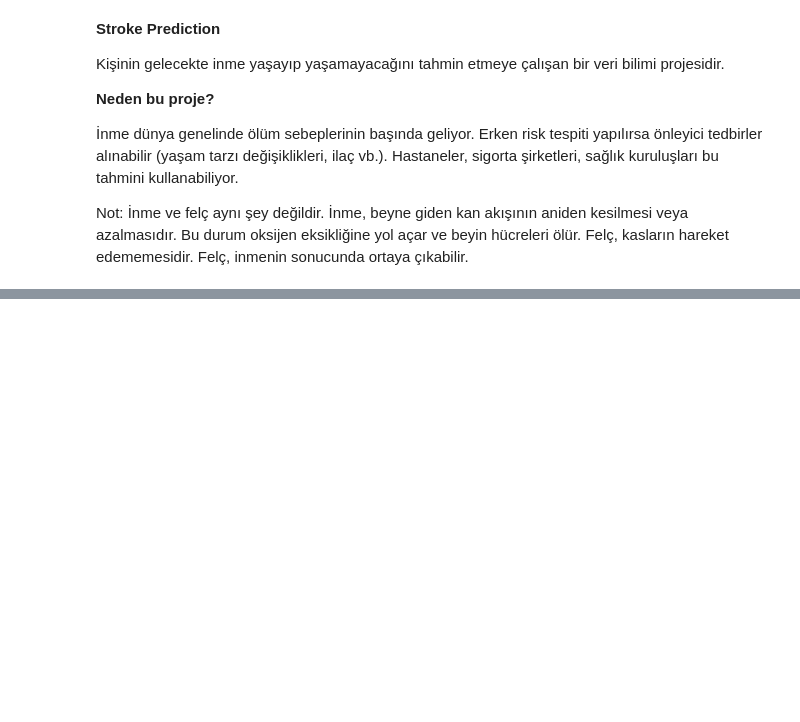
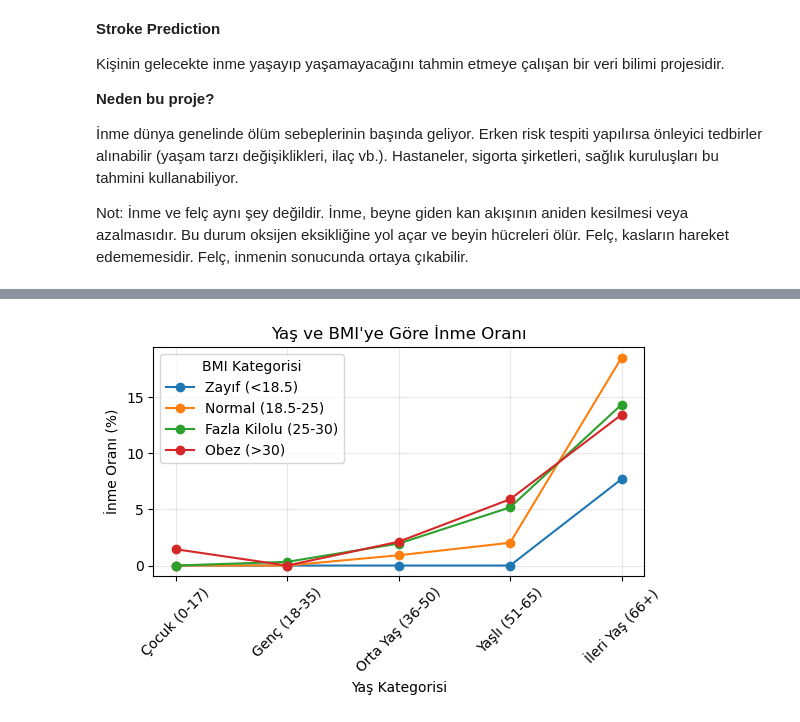
Before and after one commit to eylulkilic/Gelecek-Hayalim-W-Code-2.0-Veri-Bilimi-ve-Yapay-Zeka-At-lyesi-3.-D-nem, a Jupyter notebook: gelecek-hayalim.ipynb, the cells around one changed output, grey strips where cells are left out. Drawn from its saved outputs; the diff is of its cells as text; code cells hidden in the pictures; blank space fills up the shorter version.

```diff
--- a/gelecek-hayalim.ipynb
+++ b/gelecek-hayalim.ipynb
@@ -308,0 +454,18 @@ sns.heatmap(df[['age','bmi','avg_glucose_level','hypertension','heart_disease','
+# %%
+pivot = df.groupby(['age_category','bmi_category'], observed=False)['stroke'].mean().unstack() * 100
+
+plt.figure(figsize=(6,4))
+for col in pivot.columns:
+    plt.plot(pivot.index, pivot[col], marker='o', label=col)
+
+plt.ylabel("İnme Oranı (%)")
+plt.xlabel("Yaş Kategorisi")
+plt.title("Yaş ve BMI'ye Göre İnme Oranı")
+plt.legend(title="BMI Kategorisi")
+plt.xticks(rotation=45)
+plt.grid(alpha=0.3)
+plt.tight_layout()
+plt.show()
+# İnme riski yaşla birlikte belirgin şekilde artmaktadır. Orta yaş ve yaşlı gruplarda BMI arttıkça inme oranı yükselir.
+# %% [output]
+[figure, added]
```
Also changed, not shown: parts of 42 cells of this notebook.
